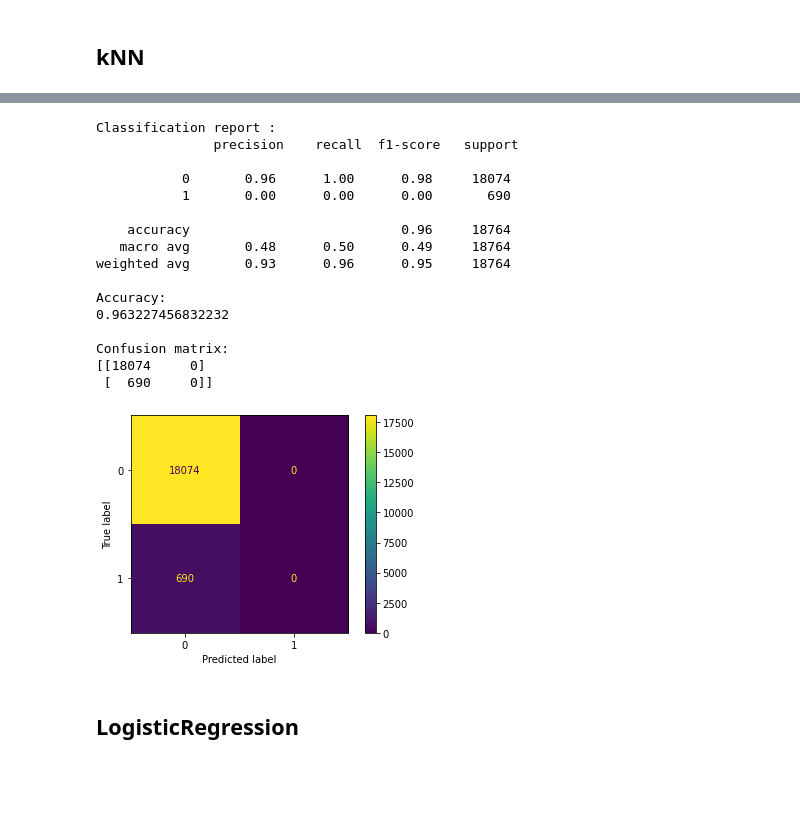
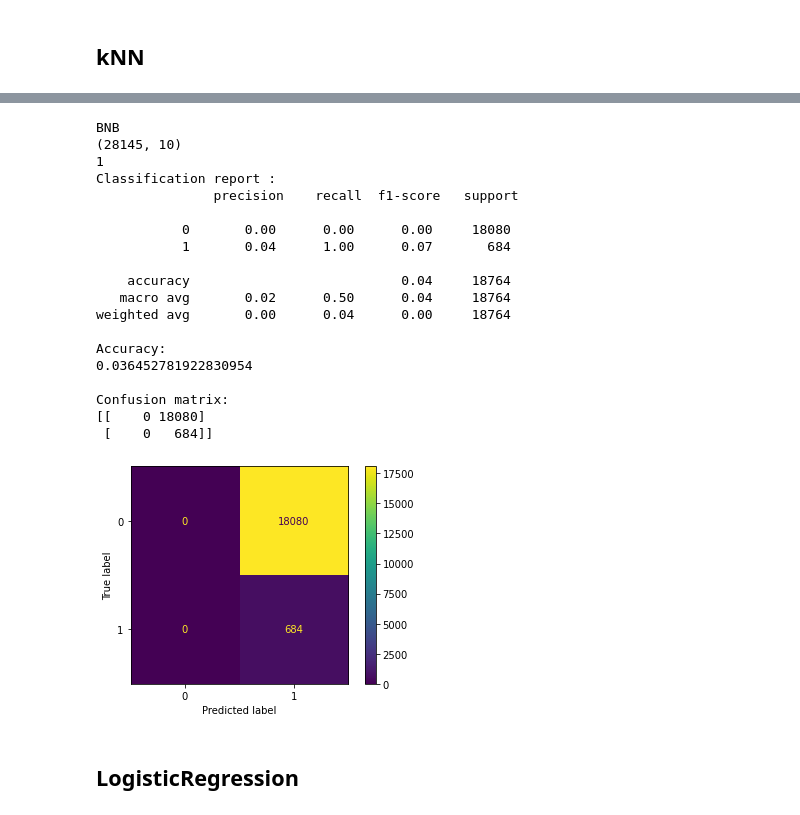
Before and after one commit to yeohbraddy/Learning-to-Sparsify-the-Capacitated-Vehicle-Routing-Problem-Instances, a Jupyter notebook: COMP30910/Solver/Model/Model.ipynb, the cells around one changed output, grey strips where cells are left out. Cells and saved outputs as stored; diff of their text form; code cells hidden in the pictures; blank space fills up the shorter version.

```diff
--- a/COMP30910/Solver/Model/Model.ipynb
+++ b/COMP30910/Solver/Model/Model.ipynb
@@ -191,35 +209,26 @@ Confusion matrix:
-# %%
-model = GaussianNB()
-model.fit(X_features, y_train)
-
-X_test_features = selection.transform(normalised_test_X)
-y_pred = model.predict(X_test_features)
-
-matrix = classification_report(y_test, y_pred)
-print('Classification report : \n',matrix)
-
-print("Accuracy:\n{}".format(accuracy_score(y_test, y_pred)))
-
-plot_confusion_matrix(model, X_test_features, y_test)
-confusion = confusion_matrix(y_test, y_pred)
-print("\nConfusion matrix:\n{}".format(confusion))
-# %% [output]
-Classification report :
-               precision    recall  f1-score   support
-
-           0       0.96      1.00      0.98     18074
-           1       0.00      0.00      0.00       690
-
-    accuracy                           0.96     18764
-   macro avg       0.48      0.50      0.49     18764
-weighted avg       0.93      0.96      0.95     18764
-
-Accuracy:
-0.963227456832232
-
-Confusion matrix:
-[[18074     0]
- [  690     0]]
-[figure, removed]
+# %%
+print("\nBNB")
+train_model(BernoulliNB(), False)
+# %% [output]
+BNB
+(28145, 10)
+1
+Classification report :
+               precision    recall  f1-score   support
+
+           0       0.00      0.00      0.00     18080
+           1       0.04      1.00      0.07       684
+
+    accuracy                           0.04     18764
+   macro avg       0.02      0.50      0.04     18764
+weighted avg       0.00      0.04      0.00     18764
+
+Accuracy:
+0.036452781922830954
+
+Confusion matrix:
+[[    0 18080]
+ [    0   684]]
+[figure, added]
 # %% [markdown]
 ## LogisticRegression
```
Also changed, not shown: parts of 34 cells of this notebook.
